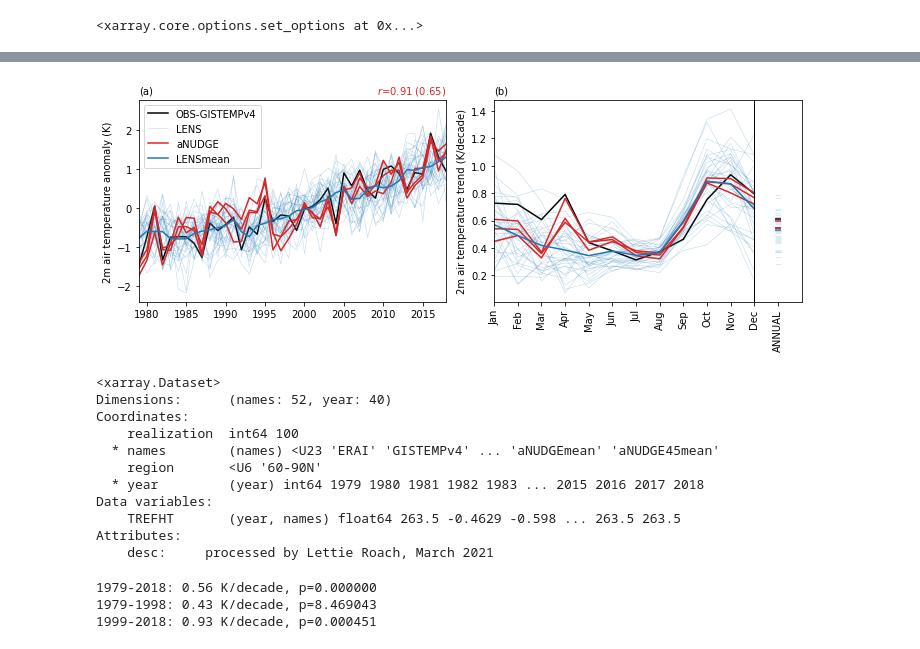
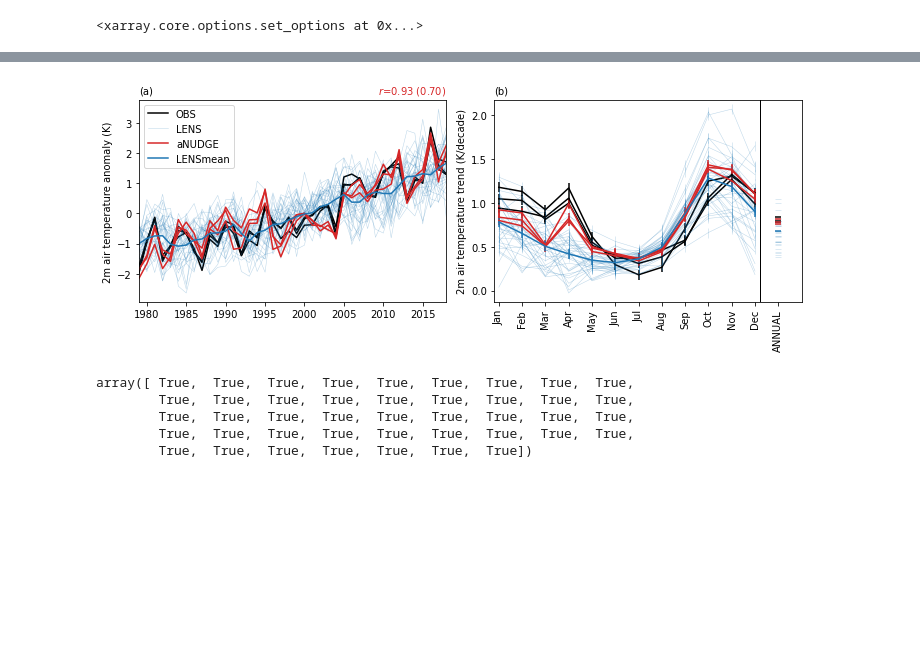
Before and after one commit to lettie-roach/analysis_nudge-arctic, a Jupyter notebook: nudge-arctic_fig2_tavg.ipynb, the cells around one changed output, grey strips where cells are left out. Cells and saved outputs as stored; diff of their text form; code cells hidden in the pictures; blank space fills up the shorter version.

```diff
--- a/nudge-arctic_fig2_tavg.ipynb
+++ b/nudge-arctic_fig2_tavg.ipynb
@@ -19,9 +22,3 @@ mynames = sorted(list(set([f.split('.')[0].split('/')[-1] for f in myfiles])))
-# %%
-listds = []
-for f in myfiles:
-        ds = xr.open_dataset(f).sel(region='60-90N')
-        listds.append(ds)
-ds = xr.concat(listds,dim='names')
 # %%
 thelens = [f for f in ds.names.values if 'LENS' in f]
 lensmean = ds.sel(names=thelens).mean(dim='names')
@@ -44,2 +34,2 @@ anudgemean = anudgemean.set_coords('names')
 # %%
-ds = xr.concat([ds,lensmean, a60nudgemean, anudgemean],dim='names')
+ds = xr.concat([ds,lensmean, a60nudgemean],dim='names')
@@ -77,73 +36,73 @@ aNUDGE45mean
+# %%
+lineplotprop = myf.set_line_prop(ds.names.values)
 # %%
-
 da = myf.xr_reshape(ds.TREFHT,'time',['year','month'],[np.arange(1979,2018+1),np.arange(1,13,1)])
 slope, intercept, r_value, p_value, std_err = myf.linregress(da.year, da.load(), dim='year')
 
 annmean = mydata = ds.groupby('time.year').mean(dim='time').TREFHT
-annmean_slope, _, _, _, _ = myf.linregress(da.year, annmean.load(), dim='year')
+annmean_slope, _, _, annmean_p_value, _ = myf.linregress(da.year, annmean.load(), dim='year')
 
 detrended = da - slope*da.year
 detrendedannmean = annmean - annmean_slope*annmean.year
 # %%
-
 fig = plt.figure(figsize=(10,4))
-
 
 ax = plt.subplot(1,2,1)
 for n, name in enumerate(ds.names.values):
-    if 'GIS' in name or '60' in name or 'LENS' in name:
+    if 'NUDGEmean' not in name:
         mydata = ds.sel(names=name).groupby('time.year').mean(dim='time').TREFHT
         anom = mydata - mydata.mean(dim='year')
-        anom.plot(ax = ax, **df[name].to_dict())
+        anom.plot(ax = ax, **lineplotprop[name].to_dict())
 
 
 pearson3, _ = myf.pearson(ds.groupby('time.year').mean(dim='time').TREFHT.sel(names='GISTEMPv4').load(), ds.groupby('time.year').mean(dim='time').TREFHT.sel(names='aNUDGEmean').load(),dim='year')
 pearson3detrended, _ = myf.pearson(detrendedannmean.sel(names='GISTEMPv4').load(), detrendedannmean.sel(names='aNUDGEmean').load(),dim='year')
 
 ax.set_title('')
 ax.set_title('(a)',fontsize=10,loc='left')
 ax.set_title('$r$={:0.2f} ({:1.2f})'.format(pearson3.values,pearson3detrended.values), fontsize=10, loc='right',c='tab:red')
 ax.set_xlim([1979,2018])
 ax.set_ylabel('2m air temperature anomaly (K)')
 ax.set_xlabel('')
 handles, labels = plt.gca().get_legend_handles_labels()
 by_label = dict(zip(labels, handles))
 plt.legend(by_label.values(), by_label.keys(), loc=('upper left'))
 
 
 ax = plt.subplot(1,2,2)
 for n, name in enumerate(ds.names.values):
-    if 'GIS' in name or '60' in name or 'LENS' in name:
-        (10.*slope).isel(names=n).plot(ax = ax, **df[name].to_dict())
-        ax.scatter(13,10.*annmean_slope.sel(names=name),**df[name].to_dict(), marker='_')
+       if 'NUDGEmean' not in name:
+        (10.*slope).sel(names=name).plot(ax = ax, **lineplotprop[name].to_dict())
+
+        for m in range(12):
+            if p_value.sel(names=name).values[m]<.05:
+                ax.scatter(m+1,(10.*slope).sel(names=name).values[m], **lineplotprop[name].to_dict(), marker='|',s=100)
+
+
+
+        ax.scatter(13,10.*annmean_slope.sel(names=name),**lineplotprop[name].to_dict(), marker='_')
 ax.set_title('')
 ax.set_title('(b)', fontsize=10, loc='left')
 ax.set_xlim([1,14])
 ax.set_xticks(np.arange(1,14,1))
 ax.set_xticklabels(myf.monthnames+['ANNUAL'], rotation='vertical')
 ax.set_xlabel('')
 ax.set_ylabel('2m air temperature trend (K/decade)')
-ax.axvline(x=12,c='k',linewidth=1)
-
+ax.axvline(x=12.2,c='k',linewidth=1)
+ax.set_xlim([.8,14])
 
 plt.tight_layout()
 fig.savefig('figs/tas.pdf', dpi=500, bbox_inches='tight')
 plt.show(); plt.close()
 # %% [output]
-[figure, old version]
+[figure, new version]
+# %%
+annmean_p_value.values<0.05
+# %% [output]
+array([ True,  True,  True,  True,  True,  True,  True,  True,  True,
+        True,  True,  True,  True,  True,  True,  True,  True,  True,
+        True,  True,  True,  True,  True,  True,  True,  True,  True,
+        True,  True,  True,  True,  True,  True,  True,  True,  True,
+        True,  True,  True,  True,  True,  True,  True])
 # %%
 ds  = ds.groupby('time.year').mean(dim='time')
-# %%
-ds
-# %% [output]
-<xarray.Dataset>
-Dimensions:      (names: 52, year: 40)
-Coordinates:
-    realization  int64 100
-  * names        (names) <U23 'ERAI' 'GISTEMPv4' ... 'aNUDGEmean' 'aNUDGE45mean'
-    region       <U6 '60-90N'
-  * year         (year) int64 1979 1980 1981 1982 1983 ... 2015 2016 2017 2018
-Data variables:
-    TREFHT       (year, names) float64 263.5 -0.4629 -0.598 ... 263.5 263.5
-Attributes:
-    desc:     processed by Lettie Roach, March 2021
@@ -155,13 +108,0 @@ trend_1999to2018, intercept, r_value, p_value_1999to2018, std_err = myf.linregre
-# %%
-print('1979-2018: {:.2f} K/decade, p={:3f}'.format(10.*trend_1979to2018[var].sel(names=[f for f in ds.names.values if '60' in f]).mean(dim='names').values,
-                                                100.*p_value_1979to2018[var].sel(names=[f for f in ds.names.values if '60' in f]).mean(dim='names').values))
-
-print('1979-1998: {:.2f} K/decade, p={:3f}'.format(10.*trend_1979to1998[var].sel(names=[f for f in ds.names.values if '60' in f]).mean(dim='names').values,
-                                                100.*p_value_1979to1998[var].sel(names=[f for f in ds.names.values if '60' in f]).mean(dim='names').values))
-
-print('1999-2018: {:.2f} K/decade, p={:3f}'.format(10.*trend_1999to2018[var].sel(names=[f for f in ds.names.values if '60' in f]).mean(dim='names').values,
-                                                100.*p_value_1999to2018[var].sel(names=[f for f in ds.names.values if '60' in f]).mean(dim='names').values))
-# %% [output]
-1979-2018: 0.56 K/decade, p=0.000000
-1979-1998: 0.43 K/decade, p=8.469043
-1999-2018: 0.93 K/decade, p=0.000451
```
Also changed, not shown: parts of 9 cells of this notebook, 14 other files.
